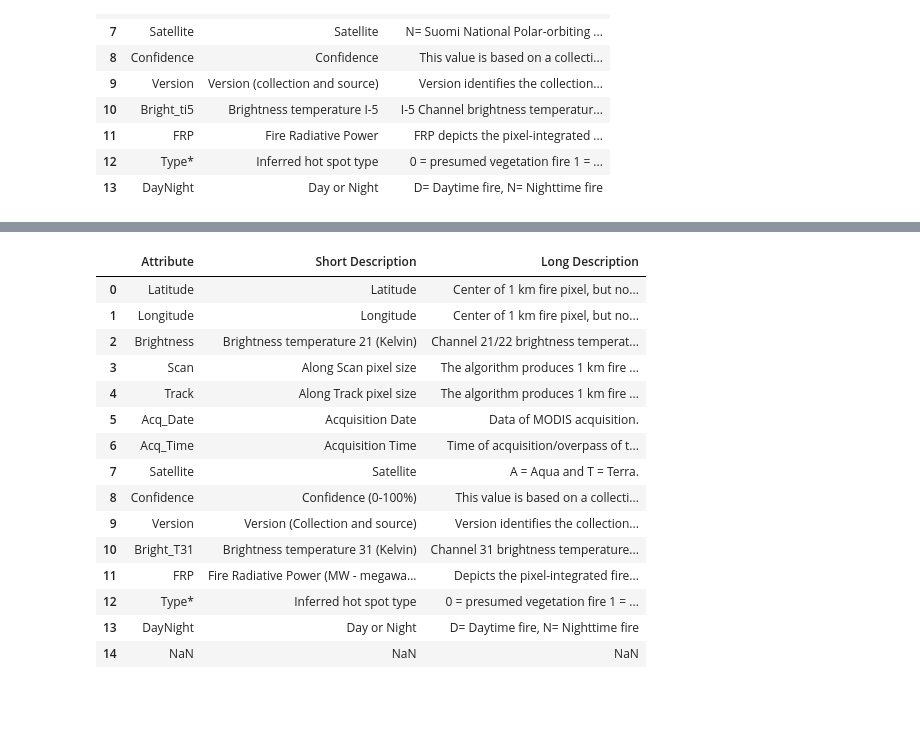
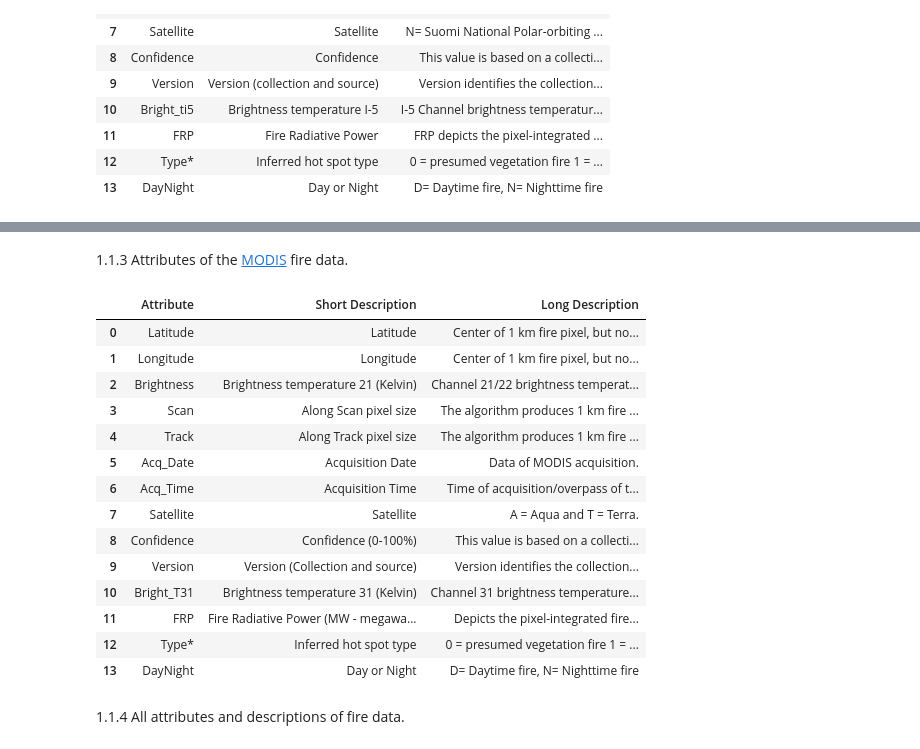
Before and after one commit to jessicafalcon/firms, a Jupyter notebook: API-FIRMS.ipynb, the cells around one changed output, grey strips where cells are left out. Cells and saved outputs as stored; diff of their text form; code cells hidden in the pictures; blank space fills up the shorter version.

```diff
--- a/API-FIRMS.ipynb
+++ b/API-FIRMS.ipynb
@@ -102,22 +147,26 @@ Attributes of the MODIS fire data.
+# %% [markdown]
+1.1.3 Attributes of the [MODIS](https://www.earthdata.nasa.gov/learn/find-data/near-real-time/firms/mcd14dl-nrt#ed-firms-attributes) fire data.
 # %%
 url_modis = "https://www.earthdata.nasa.gov/learn/find-data/near-real-time/firms/mcd14dl-nrt#ed-firms-attributes"
 html_modis = requests.get(url_modis).content
 df_modis = pd.read_html(html_modis)[0]
+df_modis.dropna(inplace=True)
 df_modis
 # %% [output]
 |  | Attribute | Short Description | Long Description |
 | 0 | Latitude | Latitude | Center of 1 km fire pixel, but no... |
 | 1 | Longitude | Longitude | Center of 1 km fire pixel, but no... |
 | 2 | Brightness | Brightness temperature 21 (Kelvin) | Channel 21/22 brightness temperat... |
 | 3 | Scan | Along Scan pixel size | The algorithm produces 1 km fire ... |
 | 4 | Track | Along Track pixel size | The algorithm produces 1 km fire ... |
 | 5 | Acq_Date | Acquisition Date | Data of MODIS acquisition. |
 | 6 | Acq_Time | Acquisition Time | Time of acquisition/overpass of t... |
 | 7 | Satellite | Satellite | A = Aqua and T = Terra. |
 | 8 | Confidence | Confidence (0-100%) | This value is based on a collecti... |
 | 9 | Version | Version (Collection and source) | Version identifies the collection... |
 | 10 | Bright_T31 | Brightness temperature 31 (Kelvin) | Channel 31 brightness temperature... |
 | 11 | FRP | Fire Radiative Power (MW - megawa... | Depicts the pixel-integrated fire... |
 | 12 | Type* | Inferred hot spot type | 0 = presumed vegetation fire 1 = ... |
 | 13 | DayNight | Day or Night | D= Daytime fire, N= Nighttime fire |
-| 14 | NaN | NaN | NaN |
+# %% [markdown]
+1.1.4 All attributes and descriptions of fire data.
```
Also changed, not shown: parts of 46 cells of this notebook.
